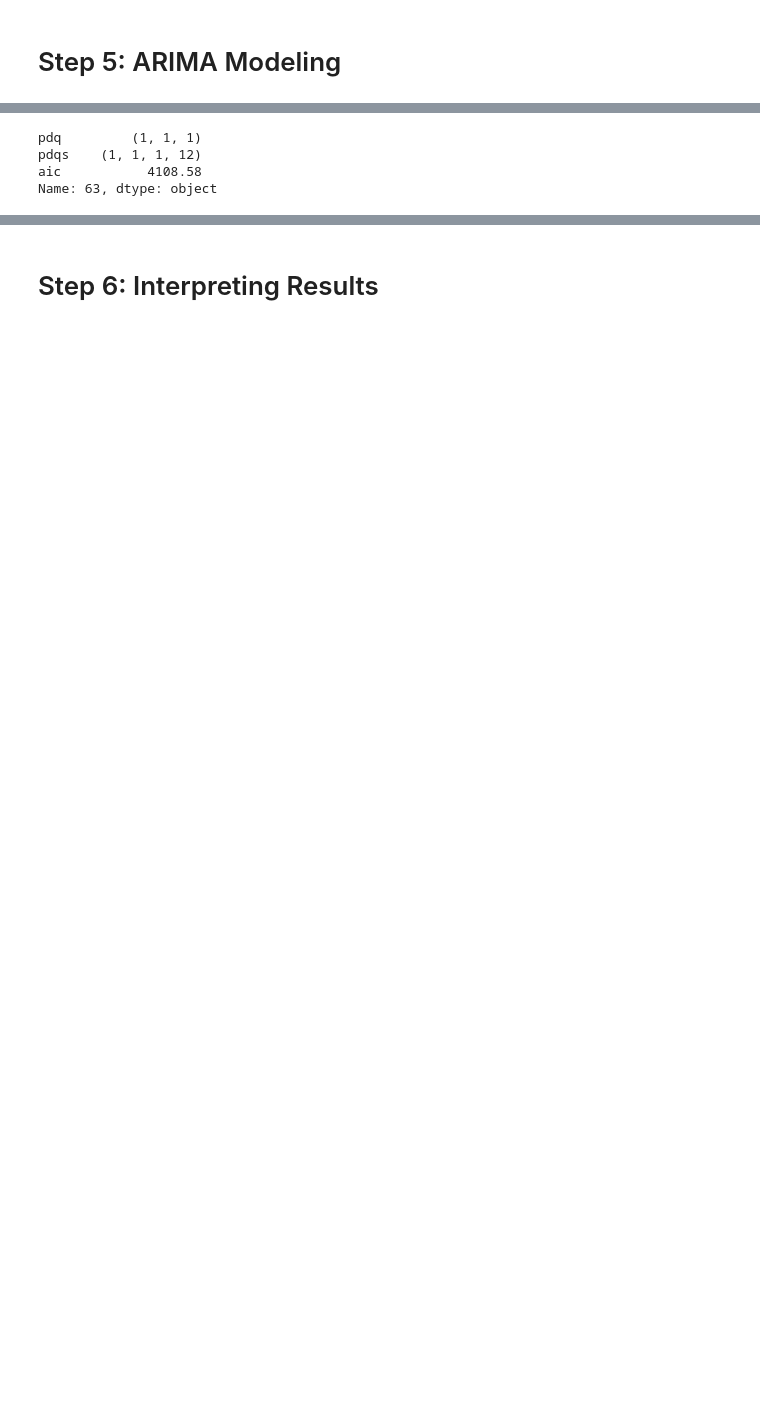
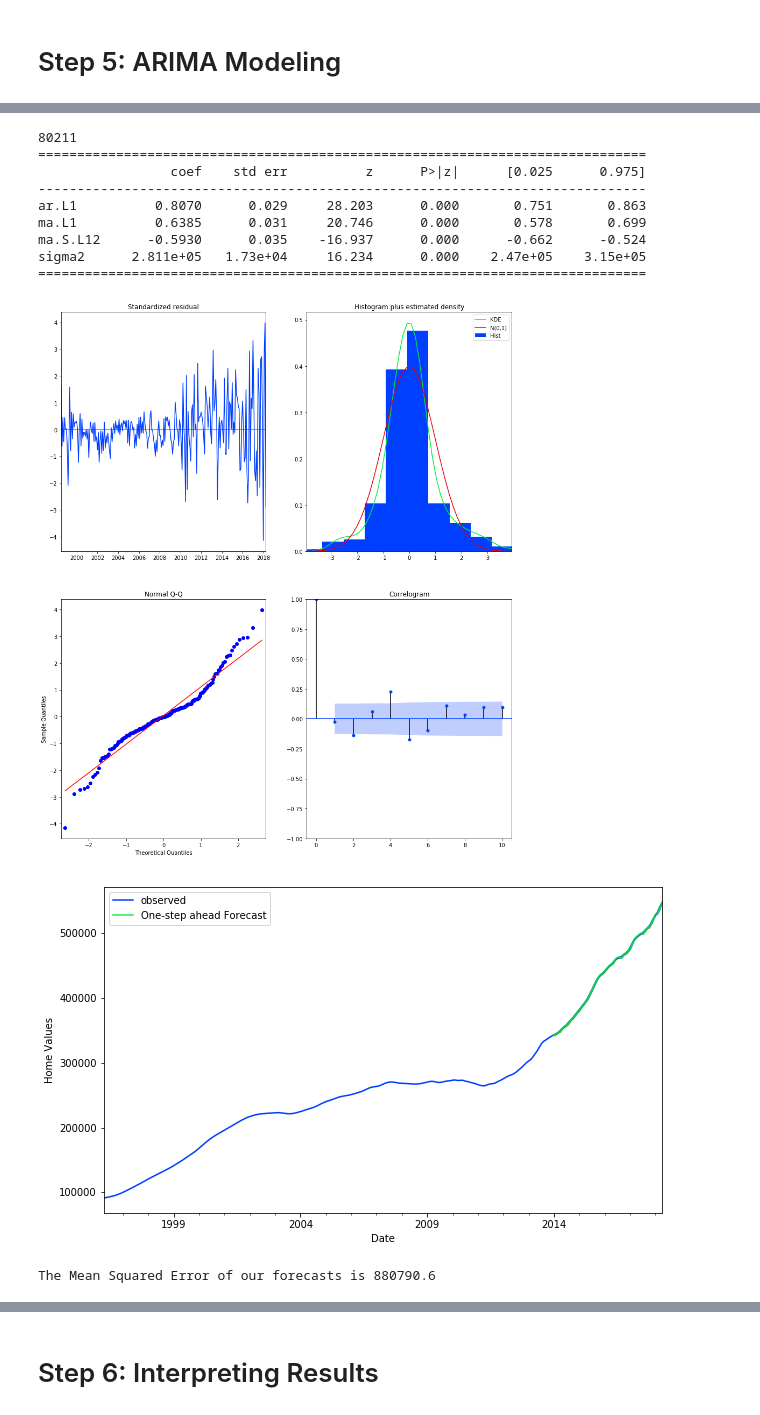
Before and after one commit to tinaprisma/dsc-mod-4-project-online-ds-sp-000, a Jupyter notebook: mod_4_starter_notebook.ipynb, the cells around one changed output, grey strips where cells are left out. Drawn from its saved outputs; the diff is of its cells as text; code cells hidden in the pictures; blank space fills up the shorter version.

```diff
--- a/mod_4_starter_notebook.ipynb
+++ b/mod_4_starter_notebook.ipynb
@@ -162,19 +216,2 @@ for s in states:
 # %% [markdown]
 # Step 5: ARIMA Modeling
-# %%
-for s in states:
-    plt.Figure(figsize=(20,15))
-    print(s)
-    df_s = df[df.State == s]
-    metros = df_s.Metro.unique()
-    for m in metros:
-        df_m = df_s[df_s.Metro == m]
-        zipcodes = df_m.RegionName.unique()
-        for z in zipcodes:
-
-            df_z = df_m[df_m.RegionName == z]
-            values = df_z.value
-            values_diff = values.diff(periods=6)
-            plt.plot(values_diff)
-            plt.title(s)
-    plt.show()
@@ -184,16 +217,0 @@ df[df.Metro=='Houston'].value.
-# %%
-for s in states:
-    plt.Figure(figsize=(20,15))
-    print(s)
-    df_s = df[df.State == s]
-    metros = df_s.Metro.unique()
-    for m in metros:
-        df_m = df_s[df_s.Metro == m]
-        zipcodes = df_m.RegionName.unique()
-        for z in zipcodes:
-            df_z = df_m[df_m.RegionName == z]
-            values = df_z.value
-            #values_diff = values.diff(periods=1)
-            pd.plotting.autocorrelation_plot(values)
-            plt.title(s)
-    plt.show()
@@ -203,10 +218,3 @@ pd.plotting.autocorrelation_plot(trend1_diff)
-# %%
-from statsmodels.graphics.tsaplots import plot_pacf
-from matplotlib.pylab import rcParams
-
-rcParams['figure.figsize'] = 14, 5
-
-plot_pacf(trend1_diff, lags = 100);
 # %%
 # Decide AR, MA and order of these models
 # %%
@@ -273,8 +273,0 @@ ARIMA (1, 1, 1) x (1, 1, 1, 12)12 : AIC Calculated =4108.578805306101
-# %%
-ans_df = pd.DataFrame(ans, columns=['pdq', 'pdqs', 'aic'])
-ans_df.loc[ans_df['aic'].idxmin()]
-# %% [output]
-pdq         (1, 1, 1)
-pdqs    (1, 1, 1, 12)
-aic           4108.58
-Name: 63, dtype: object
@@ -280,0 +371,15 @@ Name: 63, dtype: object
+# %%
+arima(zip_df, 80211, 1, 1, 1, 12, 0)
+# %% [output]
+80211
+==============================================================================
+                 coef    std err          z      P>|z|      [0.025      0.975]
+------------------------------------------------------------------------------
+ar.L1          0.8070      0.029     28.203      0.000       0.751       0.863
+ma.L1          0.6385      0.031     20.746      0.000       0.578       0.699
+ma.S.L12      -0.5930      0.035    -16.937      0.000      -0.662      -0.524
+sigma2      2.811e+05   1.73e+04     16.234      0.000    2.47e+05    3.15e+05
+==============================================================================
+[figure, added]
+[figure, added]
+The Mean Squared Error of our forecasts is 880790.6
```
Also changed, not shown: parts of 52 cells of this notebook.
